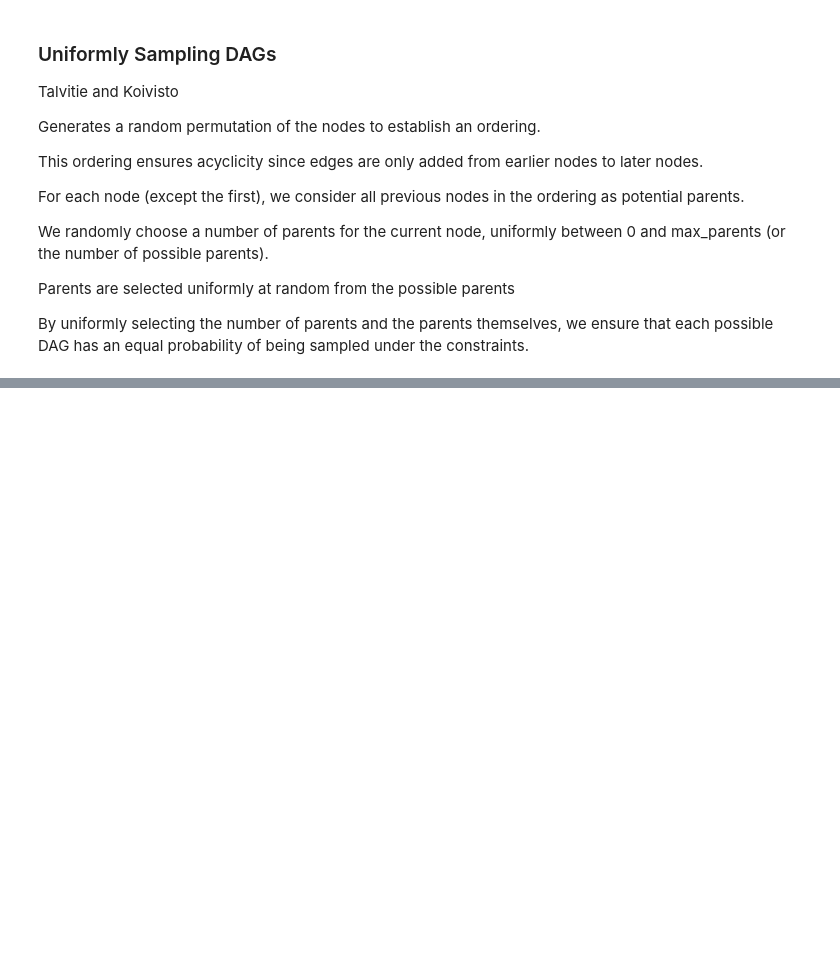
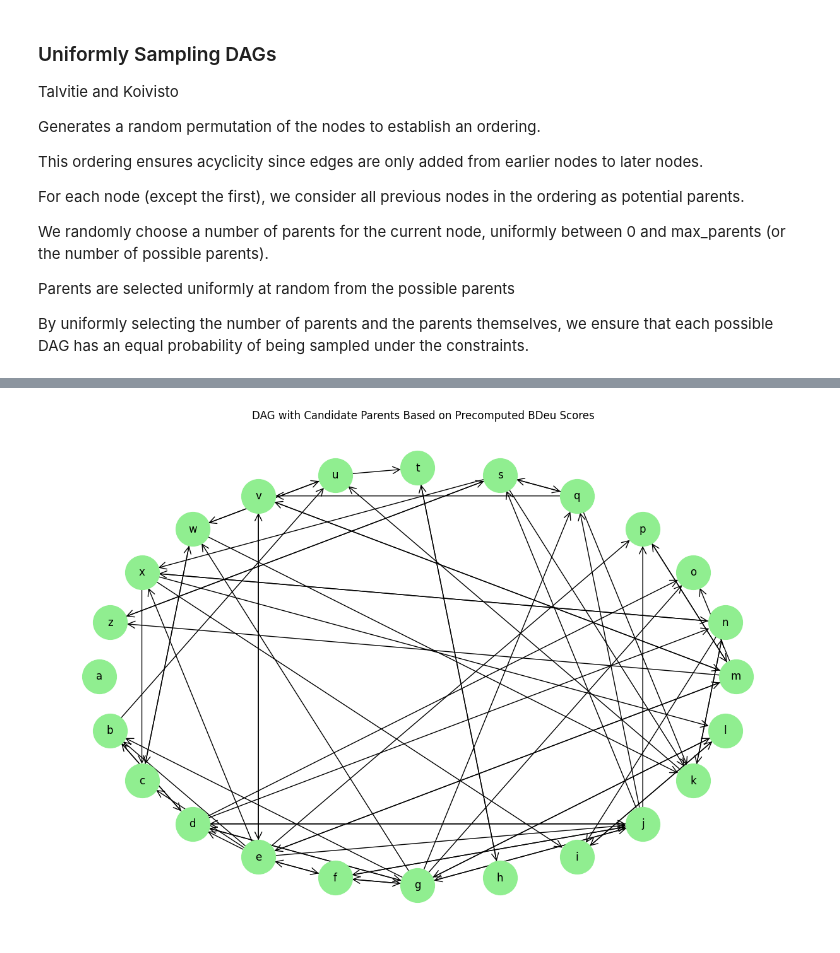
Before and after one commit to safiyesarac/Selecting-candidate-parents-for-Bayesian-learning-of-DAGs, a Jupyter notebook: playground.ipynb, the cells around one changed output, grey strips where cells are left out. Saved outputs shown, nothing was run; the diff lists cells and outputs as text; code cells hidden in the pictures; blank space fills up the shorter version.

```diff
--- a/playground.ipynb
+++ b/playground.ipynb
@@ -228,0 +180,3 @@ Variable 25 unique values: [0 1]
+# %%
+
+m.learn('discrete_data.dat',end='local scores',score='BDeu',palim=4)
@@ -228,0 +189,5 @@ Variable 25 unique values: [0 1]
+# %%
+
+
+for child, scored_parentsets in m.local_scores.items():
+    print(child, len(scored_parentsets))
@@ -228,0 +212,5 @@ Variable 25 unique values: [0 1]
+# %%
+
+
+for parentset, score in m.local_scores['b'].items():
+    print(parentset, score)
@@ -228,0 +235,2 @@ Variable 25 unique values: [0 1]
+# %%
+m.learn(start='data',end='local scores')
@@ -228,0 +300,21 @@ Variable 25 unique values: [0 1]
+# %%
+# Create a new directed graph based on the candidate parents selected from precomputed BDeu scores
+G_bdeu = nx.DiGraph()
+
+# Add nodes to the new graph
+for node in candidate_parents_per_node.keys():
+    G_bdeu.add_node(node)
+
+# Add edges based on the candidate parents per node
+for node, parents in candidate_parents_per_node.items():
+    for parent in parents:
+        G_bdeu.add_edge(parent, node)
+
+# Visualize the graph with selected candidate parents
+plt.figure(figsize=(12, 8))
+pos = nx.shell_layout(G_bdeu)  # Same layout for comparison
+nx.draw(G_bdeu, pos, with_labels=True, node_color='lightgreen', node_size=1500, arrowstyle='->', arrowsize=20)
+plt.title("DAG with Candidate Parents Based on Precomputed BDeu Scores")
+plt.show()
+# %% [output]
+[figure, added]
```
Also changed, not shown: parts of 15 cells of this notebook, 8 other files.
